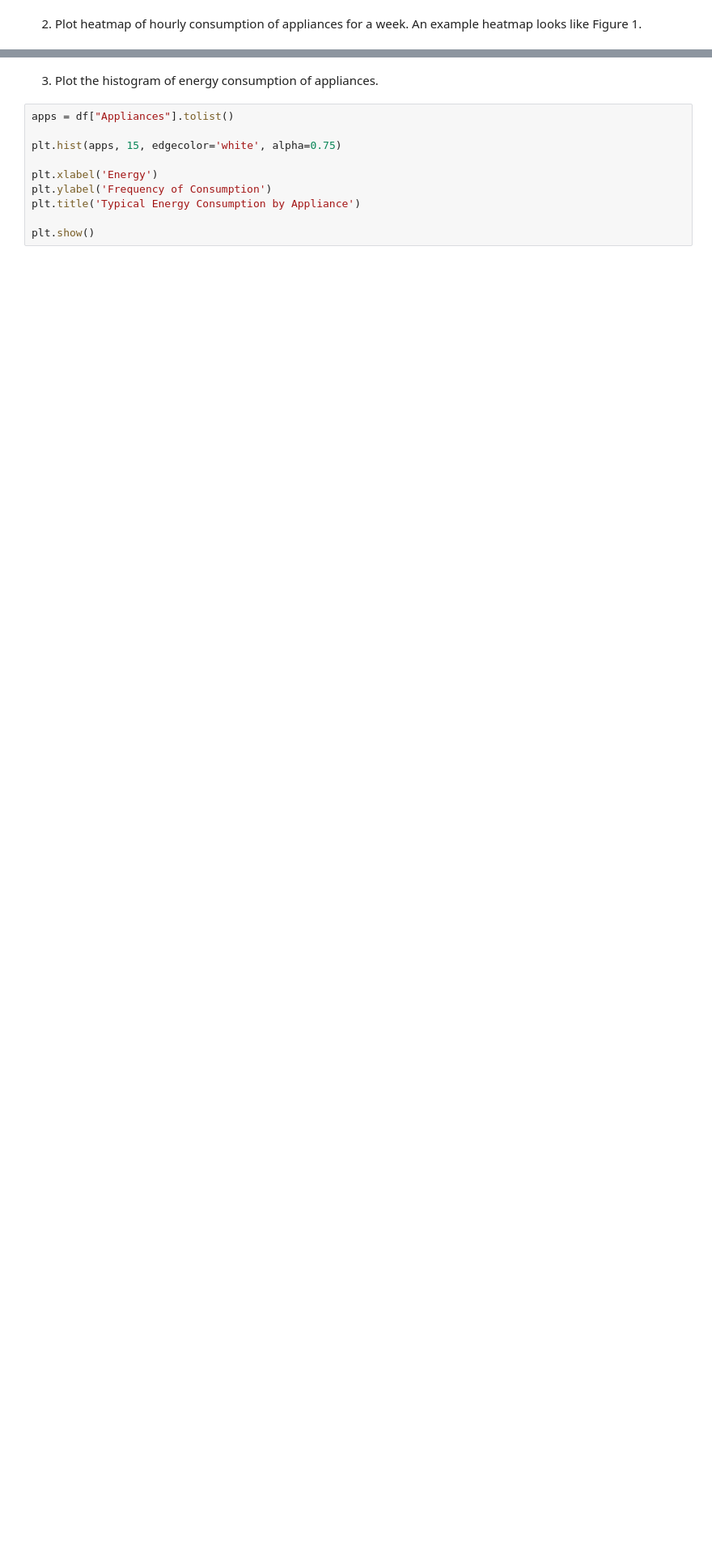
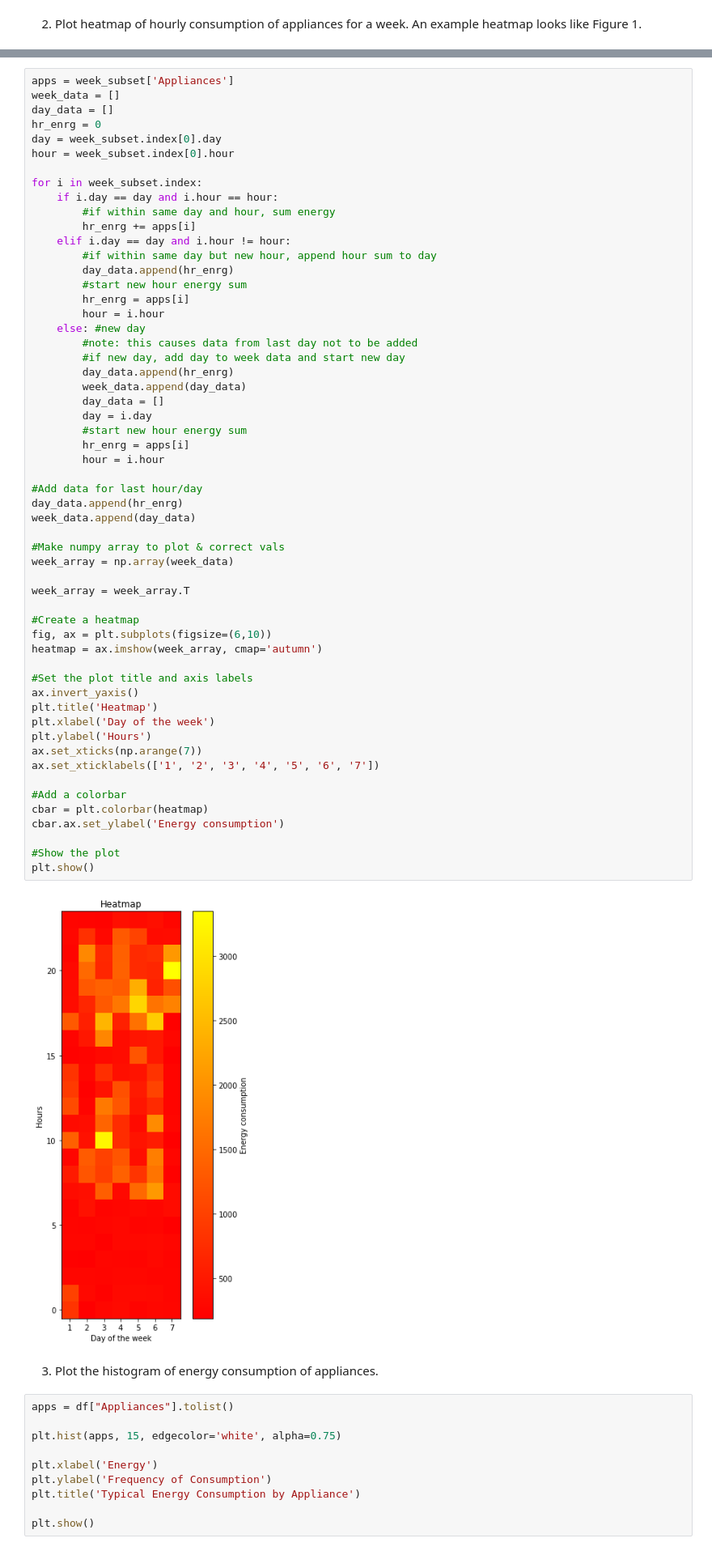
Before and after one commit to natbut/me592-nlbutler, a Jupyter notebook: Assn01_NButler.ipynb, the cells around one changed output, grey strips where cells are left out. Shown at 81% size. Cells and saved outputs as stored; diff of their text form; blank space fills up the shorter version.

```diff
--- a/Assn01_NButler.ipynb
+++ b/Assn01_NButler.ipynb
@@ -248,3 +134,61 @@ plt.show()
+# %%
+apps = week_subset['Appliances']
+week_data = []
+day_data = []
+hr_enrg = 0
+day = week_subset.index[0].day
+hour = week_subset.index[0].hour
+
+for i in week_subset.index:
+    if i.day == day and i.hour == hour:
+        #if within same day and hour, sum energy
+        hr_enrg += apps[i]
+    elif i.day == day and i.hour != hour:
+        #if within same day but new hour, append hour sum to day
+        day_data.append(hr_enrg)
+        #start new hour energy sum
+        hr_enrg = apps[i]
+        hour = i.hour
+    else: #new day
+        #note: this causes data from last day not to be added
+        #if new day, add day to week data and start new day
+        day_data.append(hr_enrg)
+        week_data.append(day_data)
+        day_data = []
+        day = i.day
+        #start new hour energy sum
+        hr_enrg = apps[i]
+        hour = i.hour
+
+#Add data for last hour/day
+day_data.append(hr_enrg)
+week_data.append(day_data)
+
+#Make numpy array to plot & correct vals
+week_array = np.array(week_data)
+
+week_array = week_array.T
+
+#Create a heatmap
+fig, ax = plt.subplots(figsize=(6,10))
+heatmap = ax.imshow(week_array, cmap='autumn')
+
+#Set the plot title and axis labels
+ax.invert_yaxis()
+plt.title('Heatmap')
+plt.xlabel('Day of the week')
+plt.ylabel('Hours')
+ax.set_xticks(np.arange(7))
+ax.set_xticklabels(['1', '2', '3', '4', '5', '6', '7'])
+
+#Add a colorbar
+cbar = plt.colorbar(heatmap)
+cbar.ax.set_ylabel('Energy consumption')
+
+#Show the plot
+plt.show()
+# %% [output]
+[figure, added]
 # %% [markdown]
 3. Plot the histogram of energy consumption of appliances.
 # %%
```
Also changed, not shown: parts of 5 cells of this notebook.
